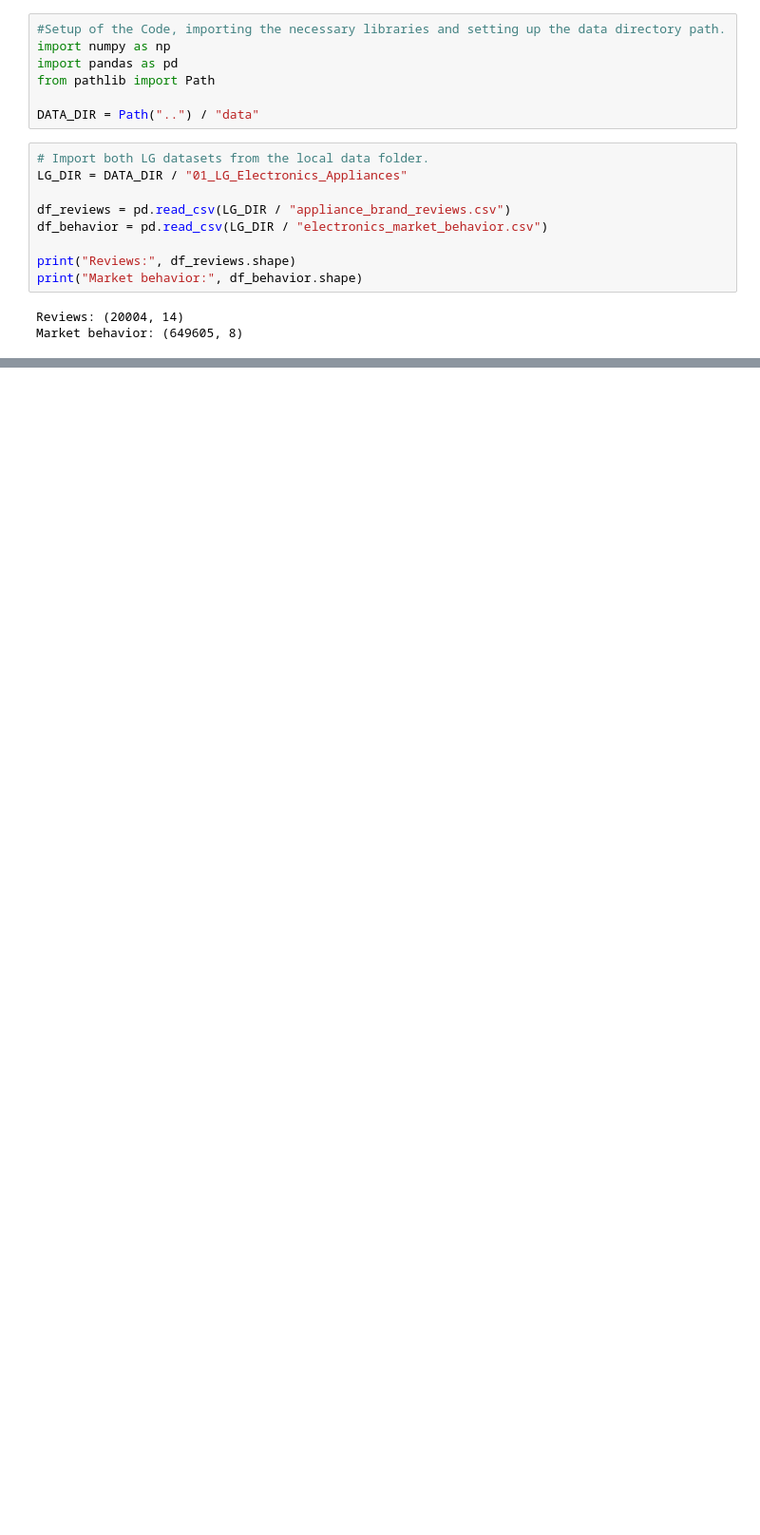
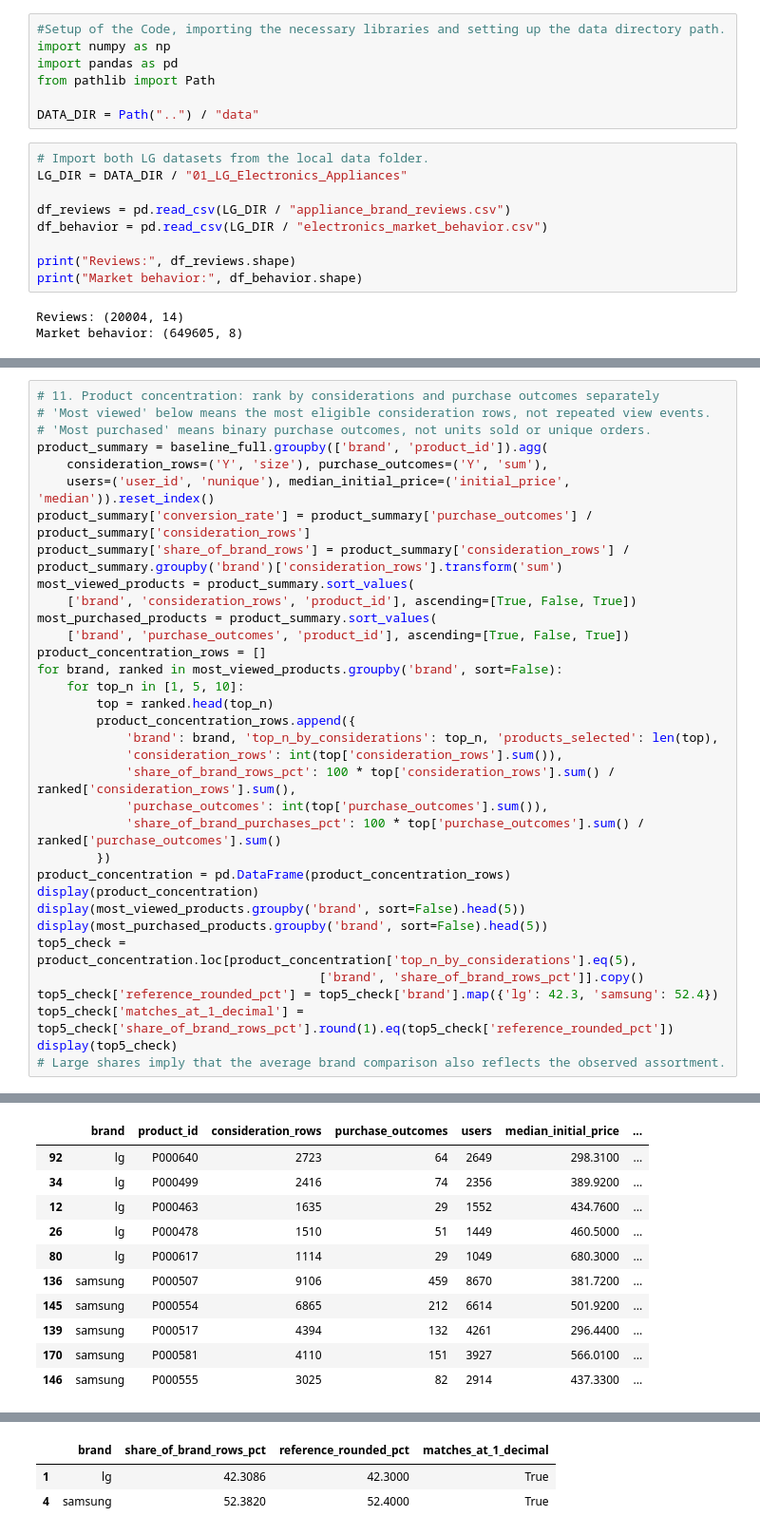
Before and after one commit to Dod0ria/Marketing-Project, a Jupyter notebook: Edoardo_notebook.ipynb, the cells around one changed output, grey strips where cells are left out. Shown at 95% size. Drawn from its saved outputs; the diff is of its cells as text; blank space fills up the shorter version.

```diff
--- a/Edoardo_notebook.ipynb
+++ b/Edoardo_notebook.ipynb
@@ -441,0 +469,35 @@ No price filter has been applied.
+# %%
+# 11. Product concentration: rank by considerations and purchase outcomes separately
+# 'Most viewed' below means the most eligible consideration rows, not repeated view events.
+# 'Most purchased' means binary purchase outcomes, not units sold or unique orders.
+product_summary = baseline_full.groupby(['brand', 'product_id']).agg(
+    consideration_rows=('Y', 'size'), purchase_outcomes=('Y', 'sum'),
+    users=('user_id', 'nunique'), median_initial_price=('initial_price', 'median')).reset_index()
+product_summary['conversion_rate'] = product_summary['purchase_outcomes'] / product_summary['consideration_rows']
+product_summary['share_of_brand_rows'] = product_summary['consideration_rows'] / product_summary.groupby('brand')['consideration_rows'].transform('sum')
+most_viewed_products = product_summary.sort_values(
+    ['brand', 'consideration_rows', 'product_id'], ascending=[True, False, True])
+most_purchased_products = product_summary.sort_values(
+    ['brand', 'purchase_outcomes', 'product_id'], ascending=[True, False, True])
+product_concentration_rows = []
+for brand, ranked in most_viewed_products.groupby('brand', sort=False):
+    for top_n in [1, 5, 10]:
+        top = ranked.head(top_n)
+        product_concentration_rows.append({
+            'brand': brand, 'top_n_by_considerations': top_n, 'products_selected': len(top),
+            'consideration_rows': int(top['consideration_rows'].sum()),
+            'share_of_brand_rows_pct': 100 * top['consideration_rows'].sum() / ranked['consideration_rows'].sum(),
+            'purchase_outcomes': int(top['purchase_outcomes'].sum()),
+            'share_of_brand_purchases_pct': 100 * top['purchase_outcomes'].sum() / ranked['purchase_outcomes'].sum()
+        })
+product_concentration = pd.DataFrame(product_concentration_rows)
+display(product_concentration)
+display(most_viewed_products.groupby('brand', sort=False).head(5))
+display(most_purchased_products.groupby('brand', sort=False).head(5))
+top5_check = product_concentration.loc[product_concentration['top_n_by_considerations'].eq(5),
+                                      ['brand', 'share_of_brand_rows_pct']].copy()
+top5_check['reference_rounded_pct'] = top5_check['brand'].map({'lg': 42.3, 'samsung': 52.4})
+top5_check['matches_at_1_decimal'] = top5_check['share_of_brand_rows_pct'].round(1).eq(top5_check['reference_rounded_pct'])
+display(top5_check)
+# Large shares imply that the average brand comparison also reflects the observed assortment.
+# %% [output]
@@ -441,0 +511,11 @@ No price filter has been applied.
+|  | brand | product_id | consideration_rows | purchase_outcomes | users | median_initial_price | ... |
+| 92 | lg | P000640 | 2723 | 64 | 2649 | 298.3100 | ... |
+| 34 | lg | P000499 | 2416 | 74 | 2356 | 389.9200 | ... |
+| 12 | lg | P000463 | 1635 | 29 | 1552 | 434.7600 | ... |
+| 26 | lg | P000478 | 1510 | 51 | 1449 | 460.5000 | ... |
+| 80 | lg | P000617 | 1114 | 29 | 1049 | 680.3000 | ... |
+| 136 | samsung | P000507 | 9106 | 459 | 8670 | 381.7200 | ... |
+| 145 | samsung | P000554 | 6865 | 212 | 6614 | 501.9200 | ... |
+| 139 | samsung | P000517 | 4394 | 132 | 4261 | 296.4400 | ... |
+| 170 | samsung | P000581 | 4110 | 151 | 3927 | 566.0100 | ... |
+| 146 | samsung | P000555 | 3025 | 82 | 2914 | 437.3300 | ... |
@@ -441,0 +533,3 @@ No price filter has been applied.
+|  | brand | share_of_brand_rows_pct | reference_rounded_pct | matches_at_1_decimal |
+| 1 | lg | 42.3086 | 42.3000 | True |
+| 4 | samsung | 52.3820 | 52.4000 | True |
```
Also changed, not shown: parts of 32 cells of this notebook.
